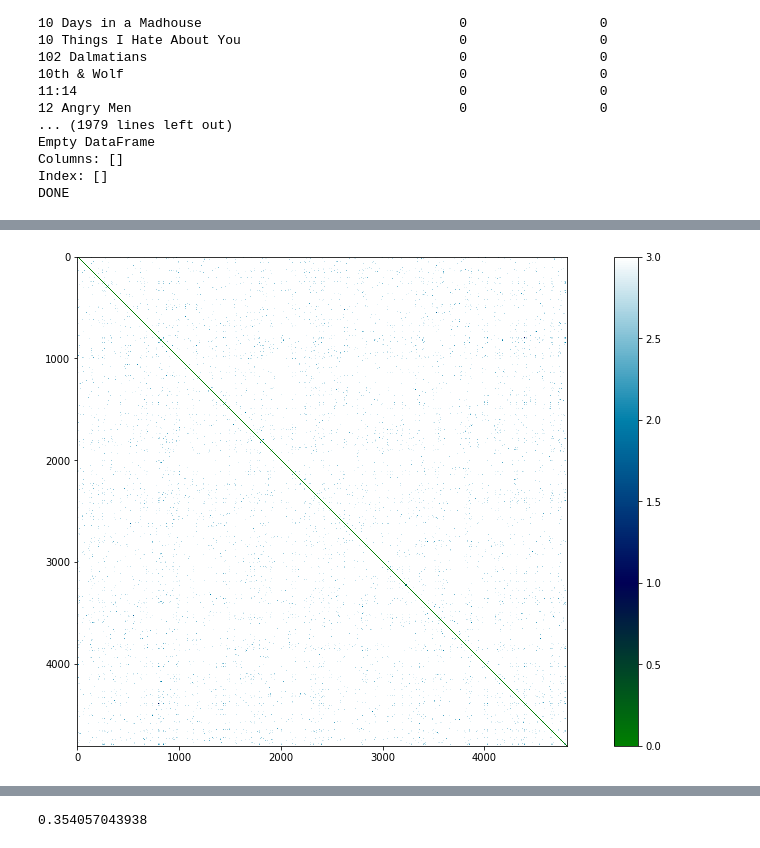
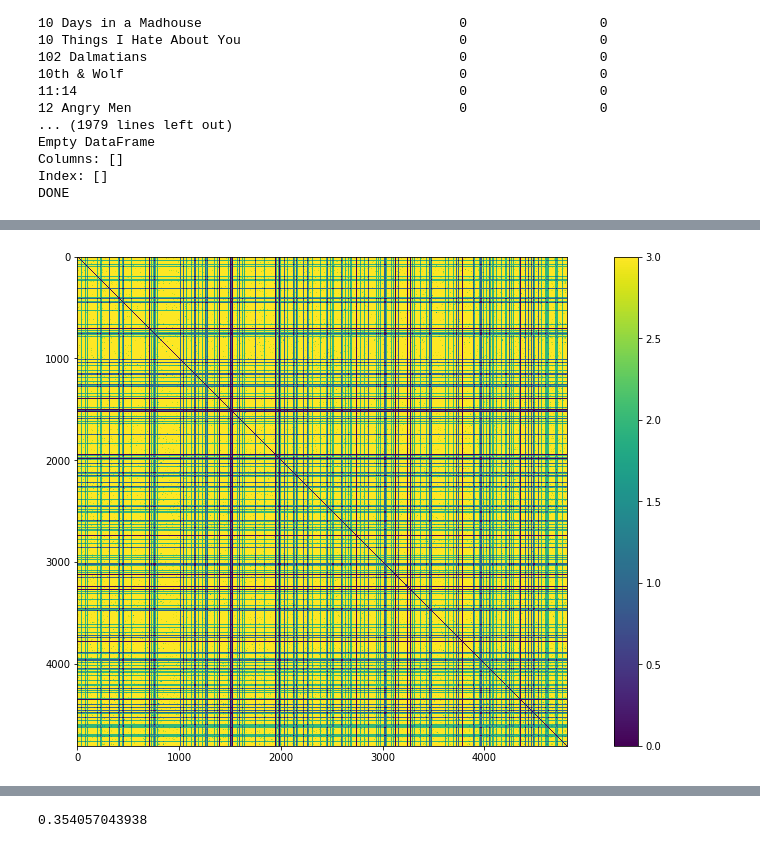
Before and after one commit to MilicaNovak/FinalProjectNTDS2017, a Jupyter notebook: ReportNotebook/Report-Working-In-Progress.ipynb, the cells around one changed output, grey strips where cells are left out. Cells and saved outputs as stored; diff of their text form; code cells hidden in the pictures.

```diff
--- a/ReportNotebook/Report-Working-In-Progress.ipynb
+++ b/ReportNotebook/Report-Working-In-Progress.ipynb
@@ -436,7 +436,7 @@ def ProcessCategorical(feature):
 
 Frames = []
 for feature in ['prime_actors','prime_keywords','prime_crew_names','primary_production_company']:
-    Frames.append(ProcessCategorical(feature).fillna(0))
+    Frames.append(((ProcessCategorical(feature)).fillna(0)))
 
 
 print("DONE")
@@ -461,7 +461,7 @@ DONE
 # %%
 all_distances=[]
 for Frame in Frames:
-    all_distances.append(scipy.spatial.distance.squareform(scipy.spatial.distance.pdist(Frame, metric='cosine') ))
+    all_distances.append(np.nan_to_num(scipy.spatial.distance.squareform(scipy.spatial.distance.pdist(Frame, metric='cosine'))))
 # %%
 GrandFinal = pd.DataFrame()
 for col in ['budget', 'popularity', 'runtime', 'vote_average','vote_count']:
@@ -504,10 +503,10 @@ plt.rcParams['figure.figsize'] = (17, 9)
 # %%
 fig = plt.figure()
 ax = fig.add_subplot(1,1,1)
 ax.set_aspect('equal')
-plt.imshow(CatDistances, interpolation='nearest', cmap=plt.cm.ocean)
+plt.imshow(CatDistances, interpolation='nearest')
 plt.colorbar()
 plt.show()
 # %% [output]
-[figure, old version]
+[figure, new version]
 # %%
```
Also changed, not shown: parts of 9 cells of this notebook, 2 other files.
